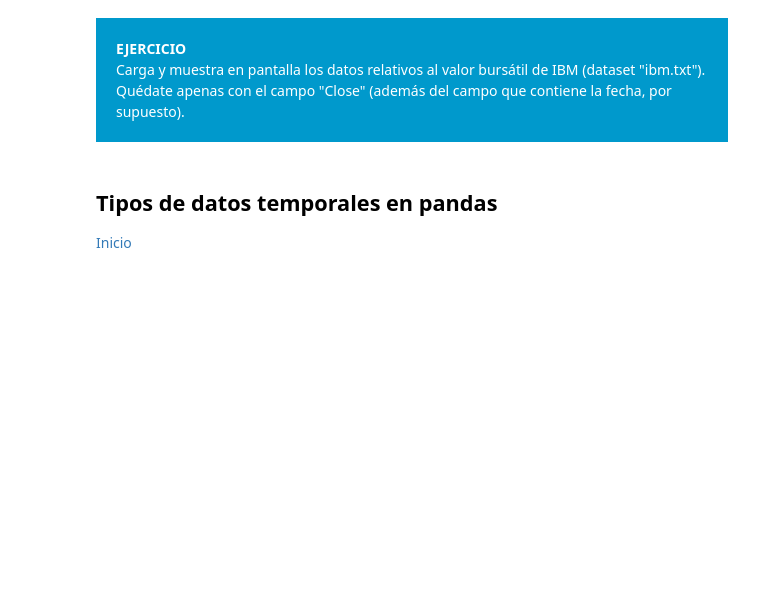
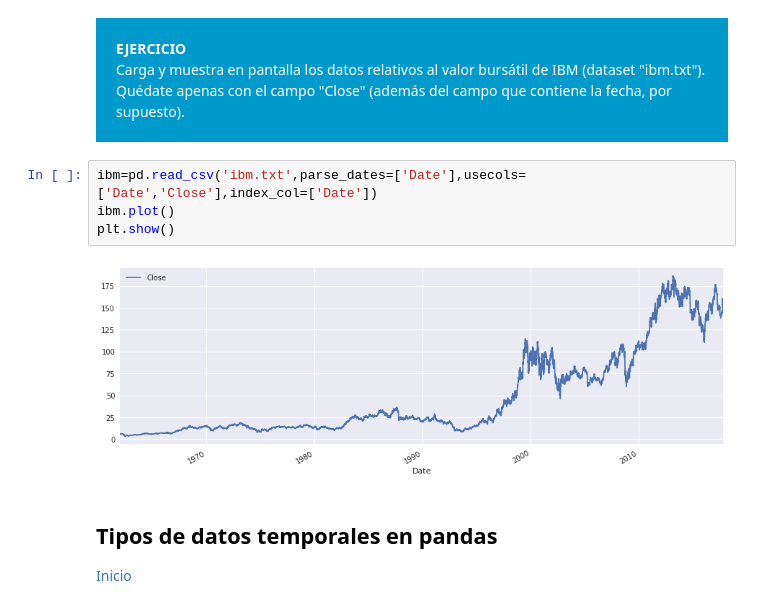
Before and after one commit to JoelDela/Master-Data-Science, a Jupyter notebook: Time_Series/TSA - Sesión.ipynb, the cells around one changed output. Drawn from its saved outputs; the diff is of its cells as text; blank space fills up the shorter version.

```diff
--- a/Time_Series/TSA - Sesión.ipynb
+++ b/Time_Series/TSA - Sesión.ipynb
@@ -61,6 +91,12 @@ Comencemos cargando un conjunto de datos con información temporal: el dataset <
 <strong>EJERCICIO</strong>
 <div>Carga y muestra en pantalla los datos relativos al valor bursátil de IBM (dataset "ibm.txt"). Quédate apenas con el campo "Close" (además del campo que contiene la fecha, por supuesto).</div>
 </div>
+# %%
+ibm=pd.read_csv('ibm.txt',parse_dates=['Date'],usecols=['Date','Close'],index_col=['Date'])
+ibm.plot()
+plt.show()
+# %% [output]
+[figure, added]
 # %% [markdown]
 ## Tipos de datos temporales en pandas
 <div style = "float:right"><a style="text-decoration:none" href = "#inicio">Inicio</a></div>
```
Also changed, not shown: parts of 175 cells of this notebook.
